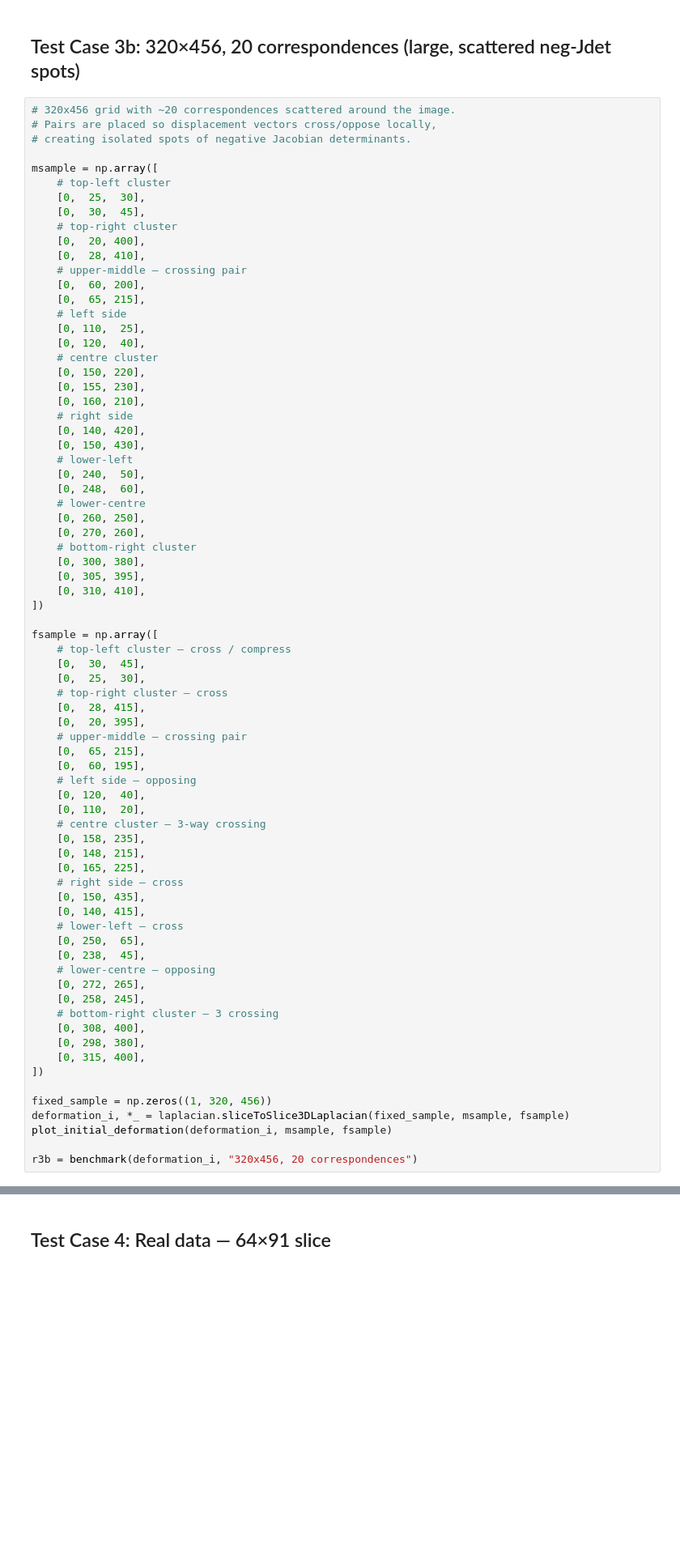
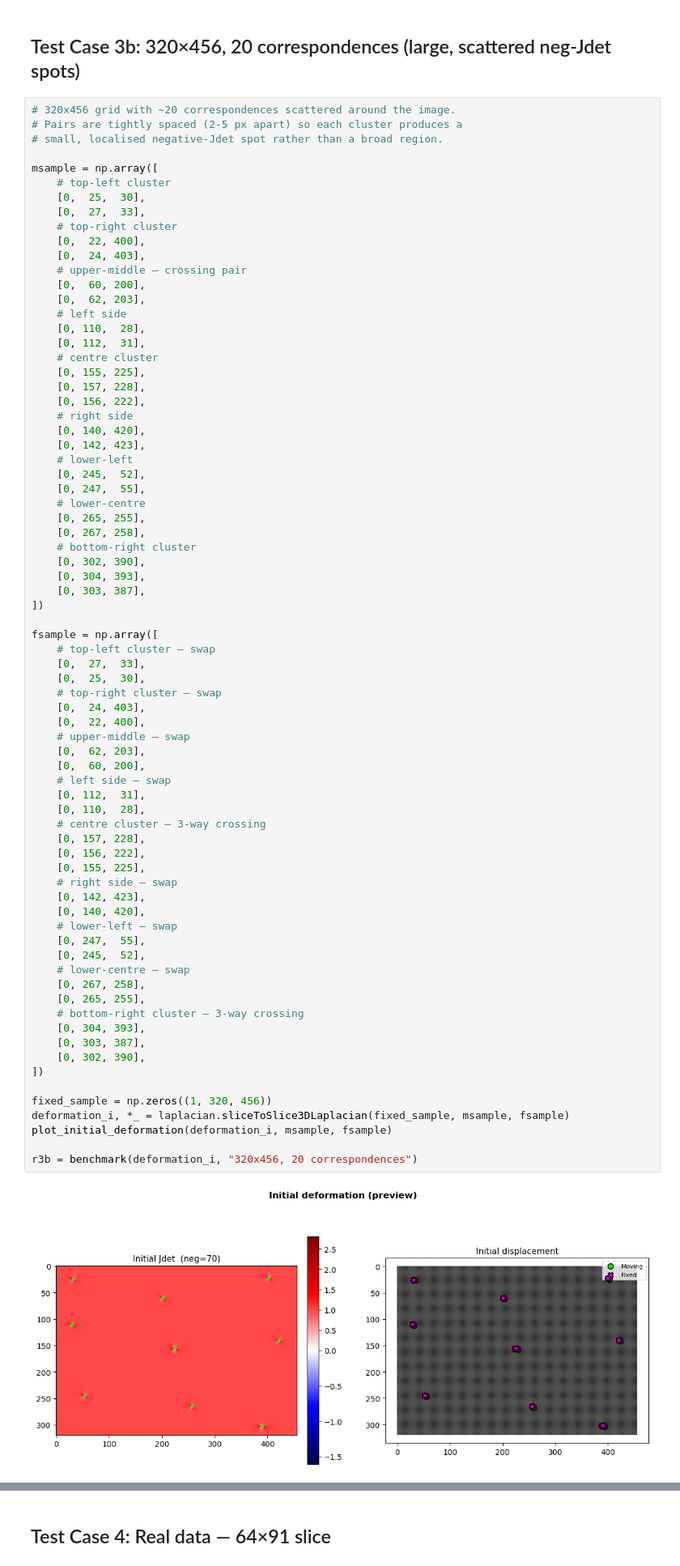
Before and after one commit to andythai/dvfopt, a Jupyter notebook: benchmark-serial-vs-parallel.ipynb, the cells around one changed output, grey strips where cells are left out. Shown at 81% size. Saved outputs shown, nothing was run; the diff lists cells and outputs as text; blank space fills up the shorter version.

```diff
--- a/benchmark-serial-vs-parallel.ipynb
+++ b/benchmark-serial-vs-parallel.ipynb
@@ -196,75 +201,77 @@ r3 = benchmark(deformation_i, "20x40, 20 correspondences")
 ## Test Case 3b: 320×456, 20 correspondences (large, scattered neg-Jdet spots)
 # %%
 # 320x456 grid with ~20 correspondences scattered around the image.
-# Pairs are placed so displacement vectors cross/oppose locally,
-# creating isolated spots of negative Jacobian determinants.
+# Pairs are tightly spaced (2-5 px apart) so each cluster produces a
+# small, localised negative-Jdet spot rather than a broad region.
 
 msample = np.array([
     # top-left cluster
     [0,  25,  30],
-    [0,  30,  45],
+    [0,  27,  33],
     # top-right cluster
-    [0,  20, 400],
-    [0,  28, 410],
+    [0,  22, 400],
+    [0,  24, 403],
     # upper-middle — crossing pair
     [0,  60, 200],
-    [0,  65, 215],
+    [0,  62, 203],
     # left side
-    [0, 110,  25],
-    [0, 120,  40],
+    [0, 110,  28],
+    [0, 112,  31],
     # centre cluster
-    [0, 150, 220],
-    [0, 155, 230],
-    [0, 160, 210],
+    [0, 155, 225],
+    [0, 157, 228],
+    [0, 156, 222],
     # right side
     [0, 140, 420],
-    [0, 150, 430],
+    [0, 142, 423],
     # lower-left
-    [0, 240,  50],
-    [0, 248,  60],
+    [0, 245,  52],
+    [0, 247,  55],
     # lower-centre
-    [0, 260, 250],
-    [0, 270, 260],
+    [0, 265, 255],
+    [0, 267, 258],
     # bottom-right cluster
-    [0, 300, 380],
-    [0, 305, 395],
-    [0, 310, 410],
+    [0, 302, 390],
+    [0, 304, 393],
+    [0, 303, 387],
 ])
 
 fsample = np.array([
-    # top-left cluster — cross / compress
-    [0,  30,  45],
+    # top-left cluster — swap
+    [0,  27,  33],
     [0,  25,  30],
-    # top-right cluster — cross
-    [0,  28, 415],
-    [0,  20, 395],
-    # upper-middle — crossing pair
-    [0,  65, 215],
-    [0,  60, 195],
-    # left side — opposing
-    [0, 120,  40],
-    [0, 110,  20],
+    # top-right cluster — swap
+    [0,  24, 403],
+    [0,  22, 400],
+    # upper-middle — swap
+    [0,  62, 203],
+    [0,  60, 200],
+    # left side — swap
+    [0, 112,  31],
+    [0, 110,  28],
     # centre cluster — 3-way crossing
-    [0, 158, 235],
-    [0, 148, 215],
-    [0, 165, 225],
-    # right side — cross
-    [0, 150, 435],
-    [0, 140, 415],
-    # lower-left — cross
-    [0, 250,  65],
-    [0, 238,  45],
-    # lower-centre — opposing
-    [0, 272, 265],
-    [0, 258, 245],
-    # bottom-right cluster — 3 crossing
-    [0, 308, 400],
-    [0, 298, 380],
-    [0, 315, 400],
+    [0, 157, 228],
+    [0, 156, 222],
+    [0, 155, 225],
+    # right side — swap
+    [0, 142, 423],
+    [0, 140, 420],
+    # lower-left — swap
+    [0, 247,  55],
+    [0, 245,  52],
+    # lower-centre — swap
+    [0, 267, 258],
+    [0, 265, 255],
+    # bottom-right cluster — 3-way crossing
+    [0, 304, 393],
+    [0, 303, 387],
+    [0, 302, 390],
 ])
 
 fixed_sample = np.zeros((1, 320, 456))
 deformation_i, *_ = laplacian.sliceToSlice3DLaplacian(fixed_sample, msample, fsample)
 plot_initial_deformation(deformation_i, msample, fsample)
 
 r3b = benchmark(deformation_i, "320x456, 20 correspondences")
+# %% [output]
+[figure, added]
```
Also changed, not shown: parts of 6 cells of this notebook.
